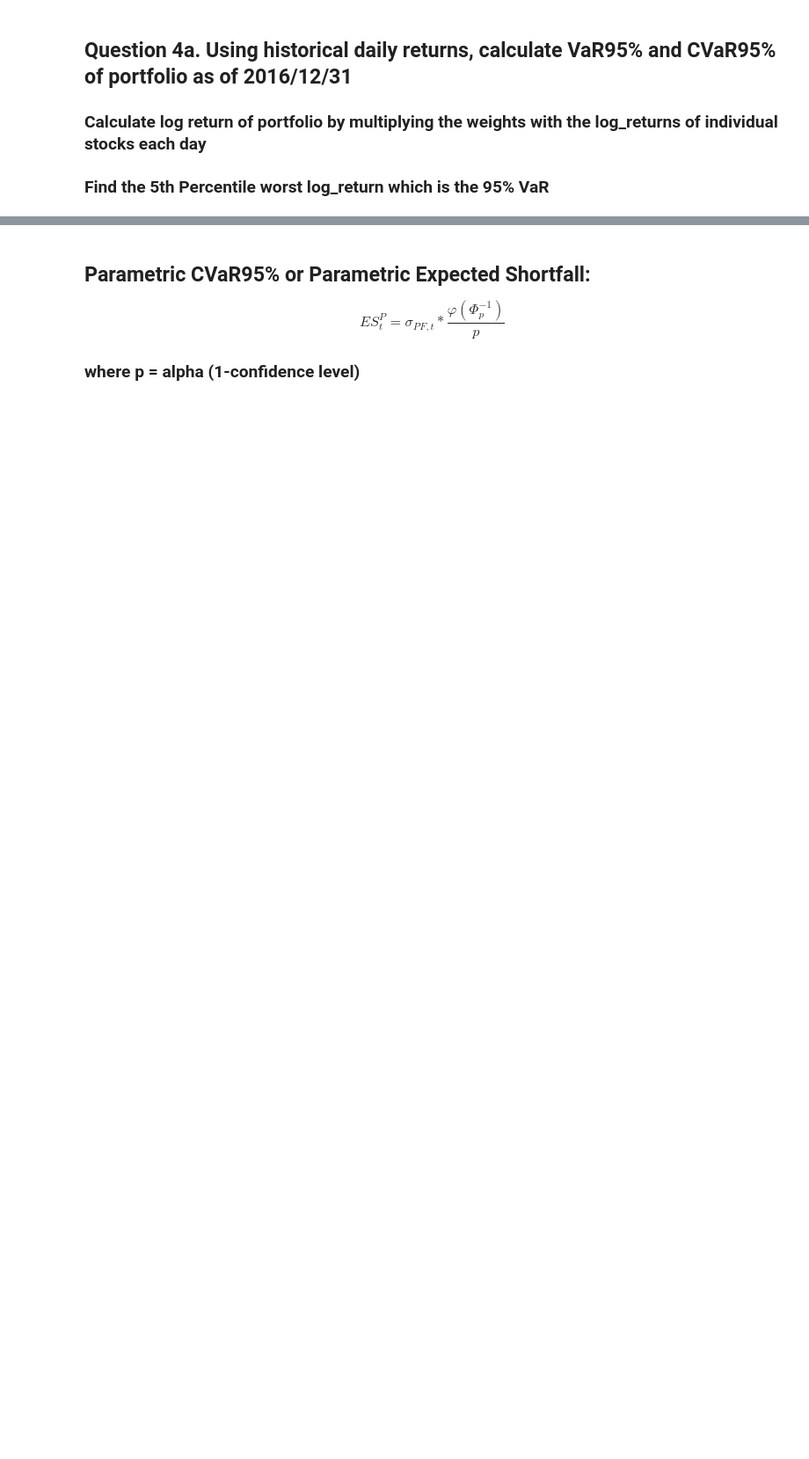
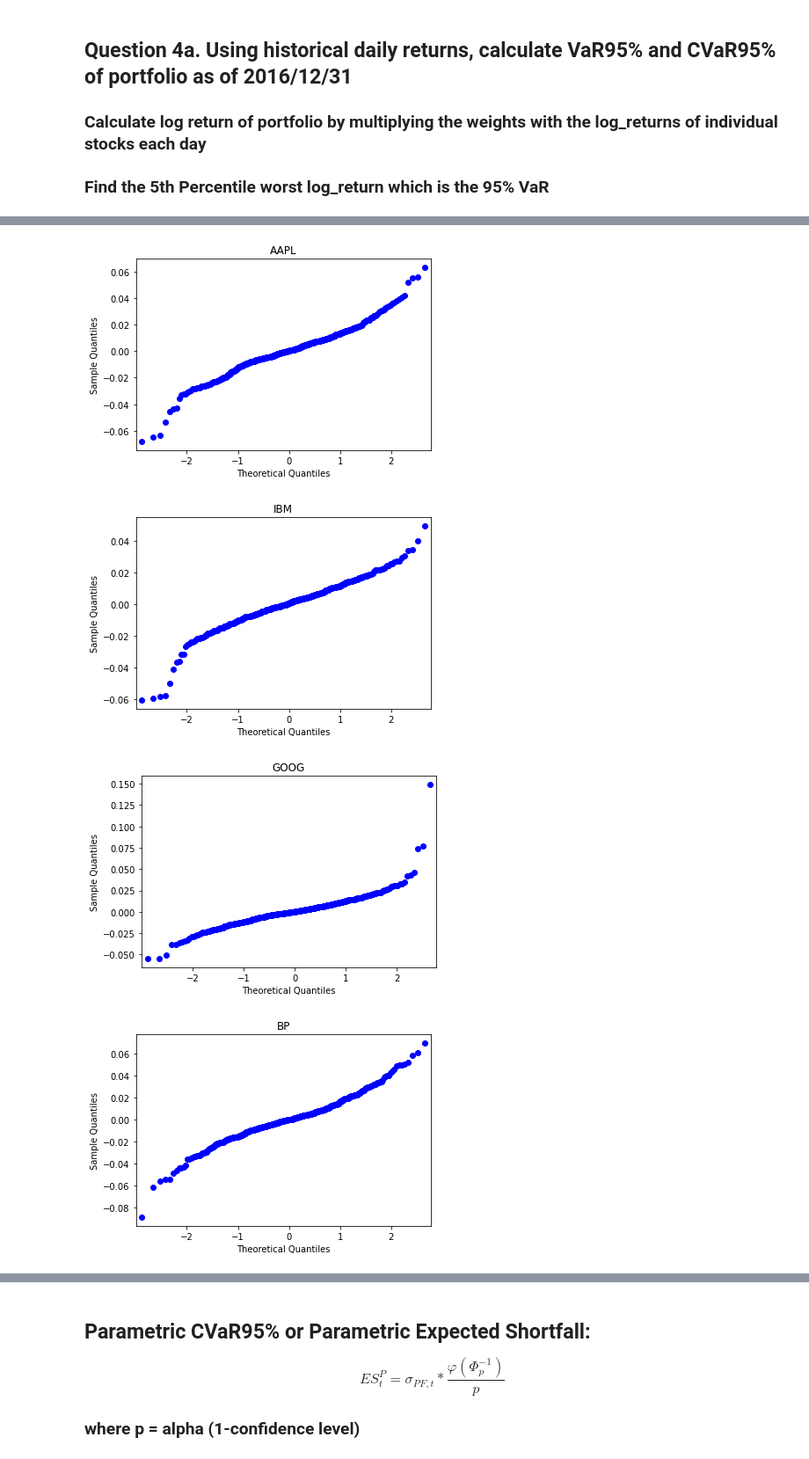
Before and after one commit to yonglert/Treehouse_Finance_test, a Jupyter notebook: Question_4.ipynb, the cells around one changed output, grey strips where cells are left out. Shown at 88% size. Drawn from its saved outputs; the diff is of its cells as text; code cells hidden in the pictures; blank space fills up the shorter version.

```diff
--- a/Question_4.ipynb
+++ b/Question_4.ipynb
@@ -233,0 +225,29 @@ The VaR95% calculated using Parametric method is 0.014388648953891615.
+# %%
+# QQ Plot to check for normality in log_return
+# All closely scattered on the diagonal line with a few deviations
+# Especially at the ends which deviates relatively more from the diagonal line
+from statsmodels.graphics.gofplots import qqplot
+import warnings
+warnings.filterwarnings('ignore')
+
+qqplot(stock_return['AAPL_log_return'], line='s')
+plt.title('AAPL')
+qqplot(stock_return['IBM_log_return'], line='s')
+plt.title('IBM')
+qqplot(stock_return['GOOG_log_return'], line='s')
+plt.title('GOOG')
+qqplot(stock_return['BP_log_return'], line='s')
+plt.title('BP')
+qqplot(stock_return['XOM_log_return'], line='s')
+plt.title('XOM')
+qqplot(stock_return['COST_log_return'], line='s')
+plt.title('COST')
+qqplot(stock_return['GS_log_return'], line='s')
+plt.title('GS')
+
+plt.show()
+# %% [output]
+[figure, added]
+[figure, added]
+[figure, added]
+[figure, added]
```
Also changed, not shown: parts of 49 cells of this notebook, 1 other file.
